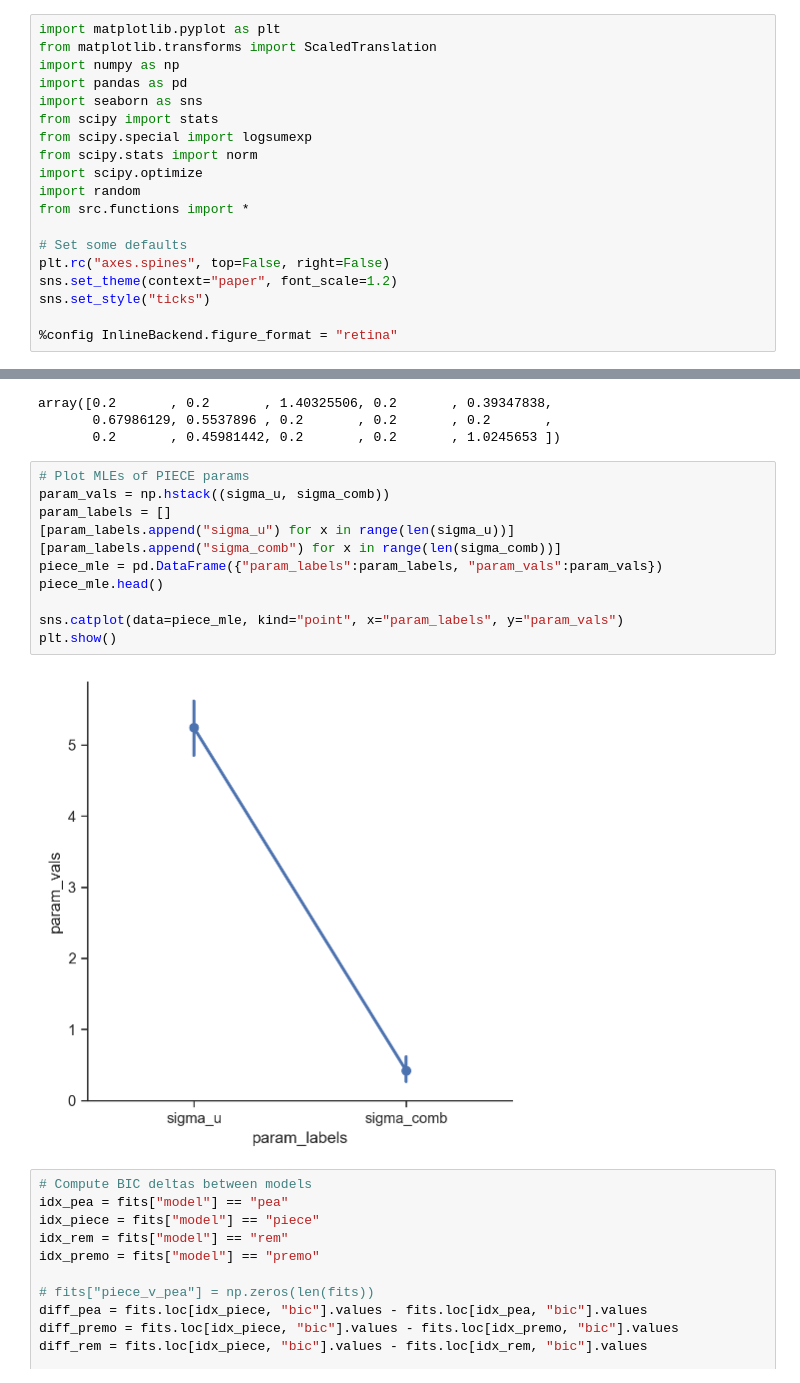
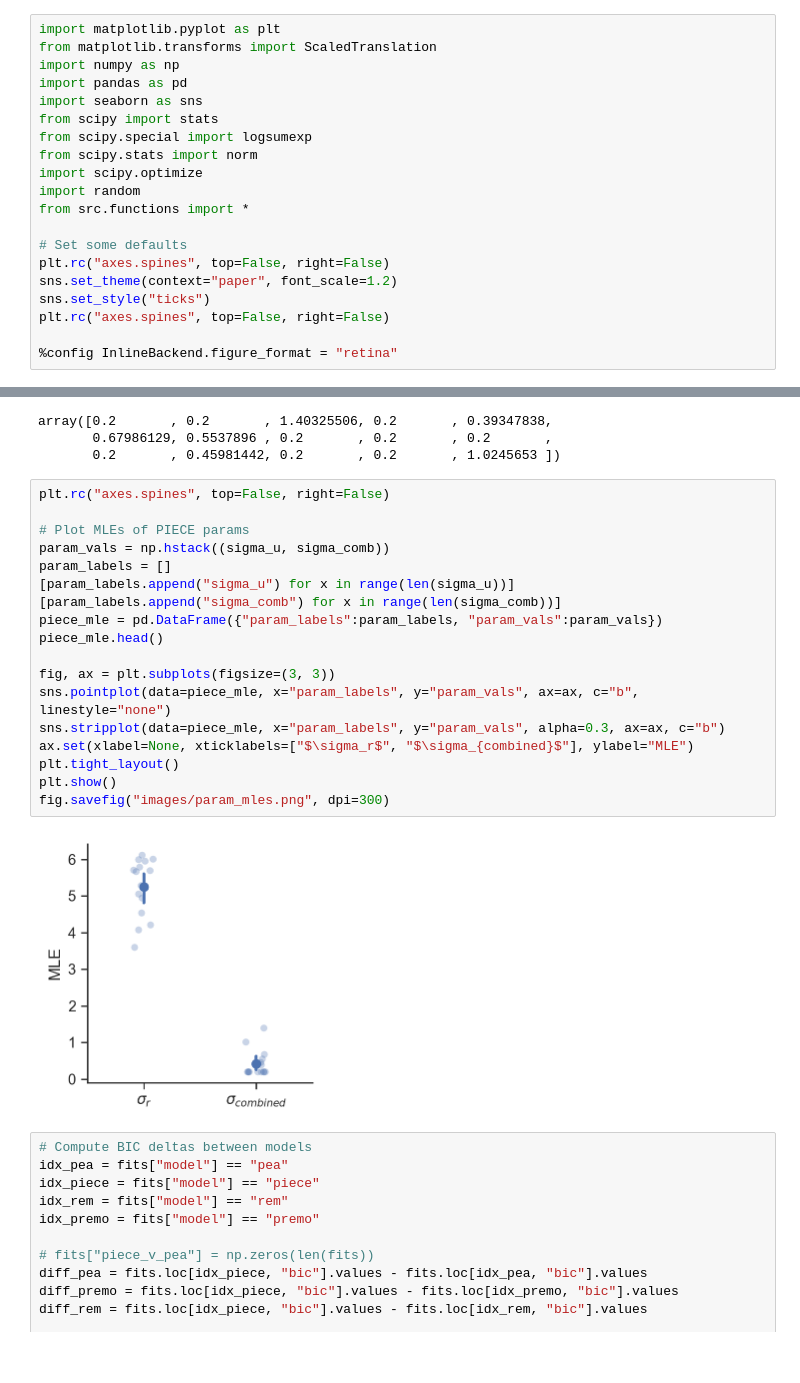
Before and after one commit to ccmlab-ubc/ige-ege, a Jupyter notebook: experiment-1/scripts/model-fitting.ipynb, the cells around one changed output, grey strips where cells are left out. Drawn from its saved outputs; the diff is of its cells as text; blank space fills up the shorter version.

```diff
--- a/experiment-1/scripts/model-fitting.ipynb
+++ b/experiment-1/scripts/model-fitting.ipynb
@@ -18,6 +18,7 @@ from src.functions import *
 plt.rc("axes.spines", top=False, right=False)
 sns.set_theme(context="paper", font_scale=1.2)
 sns.set_style("ticks")
+plt.rc("axes.spines", top=False, right=False)
 
 %config InlineBackend.figure_format = "retina"
 # %% [markdown]
@@ -287,18 +288,25 @@ array([0.2       , 0.2       , 1.40325506, 0.2       , 0.39347838,
        0.67986129, 0.5537896 , 0.2       , 0.2       , 0.2       ,
        0.2       , 0.45981442, 0.2       , 0.2       , 1.0245653 ])
 # %%
+plt.rc("axes.spines", top=False, right=False)
+
 # Plot MLEs of PIECE params
 param_vals = np.hstack((sigma_u, sigma_comb))
 param_labels = []
 [param_labels.append("sigma_u") for x in range(len(sigma_u))]
 [param_labels.append("sigma_comb") for x in range(len(sigma_comb))]
 piece_mle = pd.DataFrame({"param_labels":param_labels, "param_vals":param_vals})
 piece_mle.head()
 
-sns.catplot(data=piece_mle, kind="point", x="param_labels", y="param_vals")
+fig, ax = plt.subplots(figsize=(3, 3))
+sns.pointplot(data=piece_mle, x="param_labels", y="param_vals", ax=ax, c="b", linestyle="none")
+sns.stripplot(data=piece_mle, x="param_labels", y="param_vals", alpha=0.3, ax=ax, c="b")
+ax.set(xlabel=None, xticklabels=["$\sigma_r$", "$\sigma_{combined}$"], ylabel="MLE")
+plt.tight_layout()
 plt.show()
+fig.savefig("images/param_mles.png", dpi=300)
 # %% [output]
-[figure, old version]
+[figure, new version]
 # %%
 # Compute BIC deltas between models
 idx_pea = fits["model"] == "pea"
```
Also changed, not shown: 1 other file.
